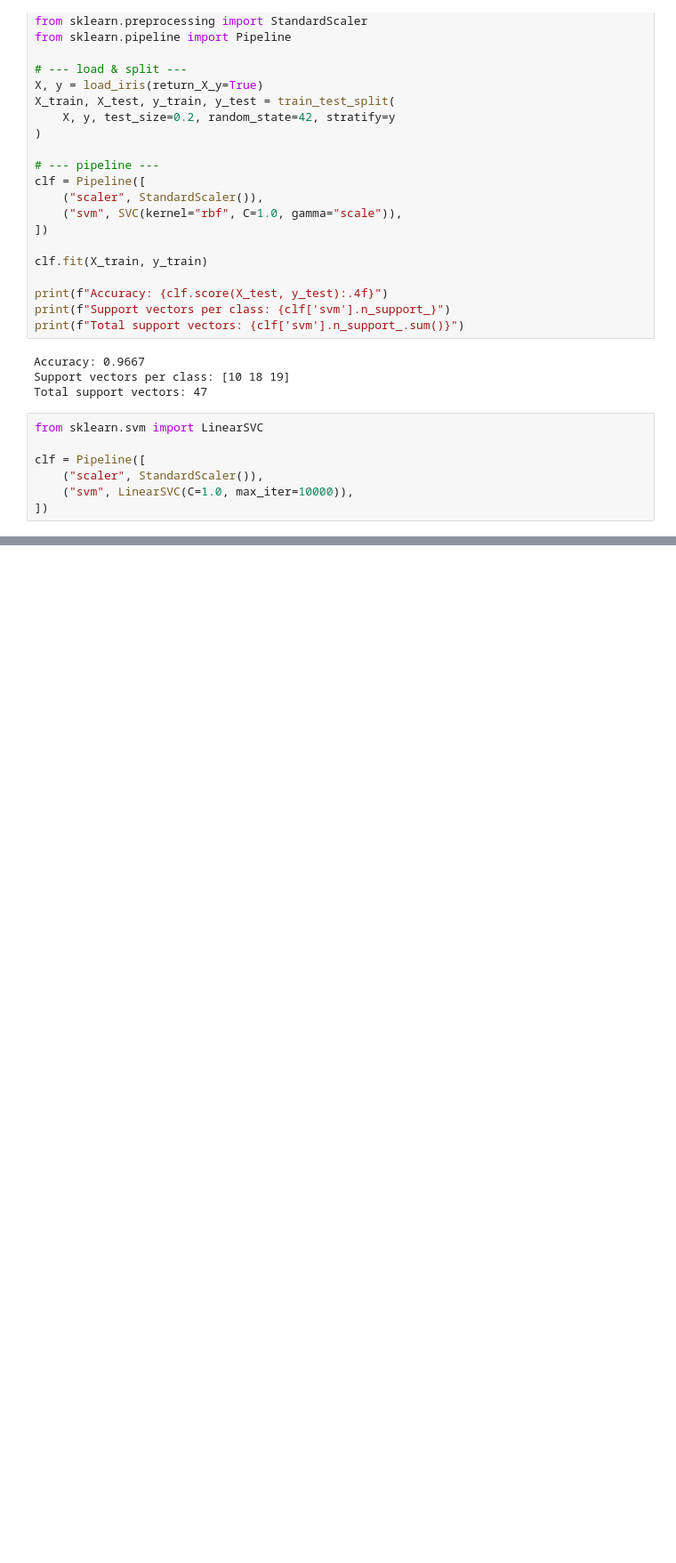
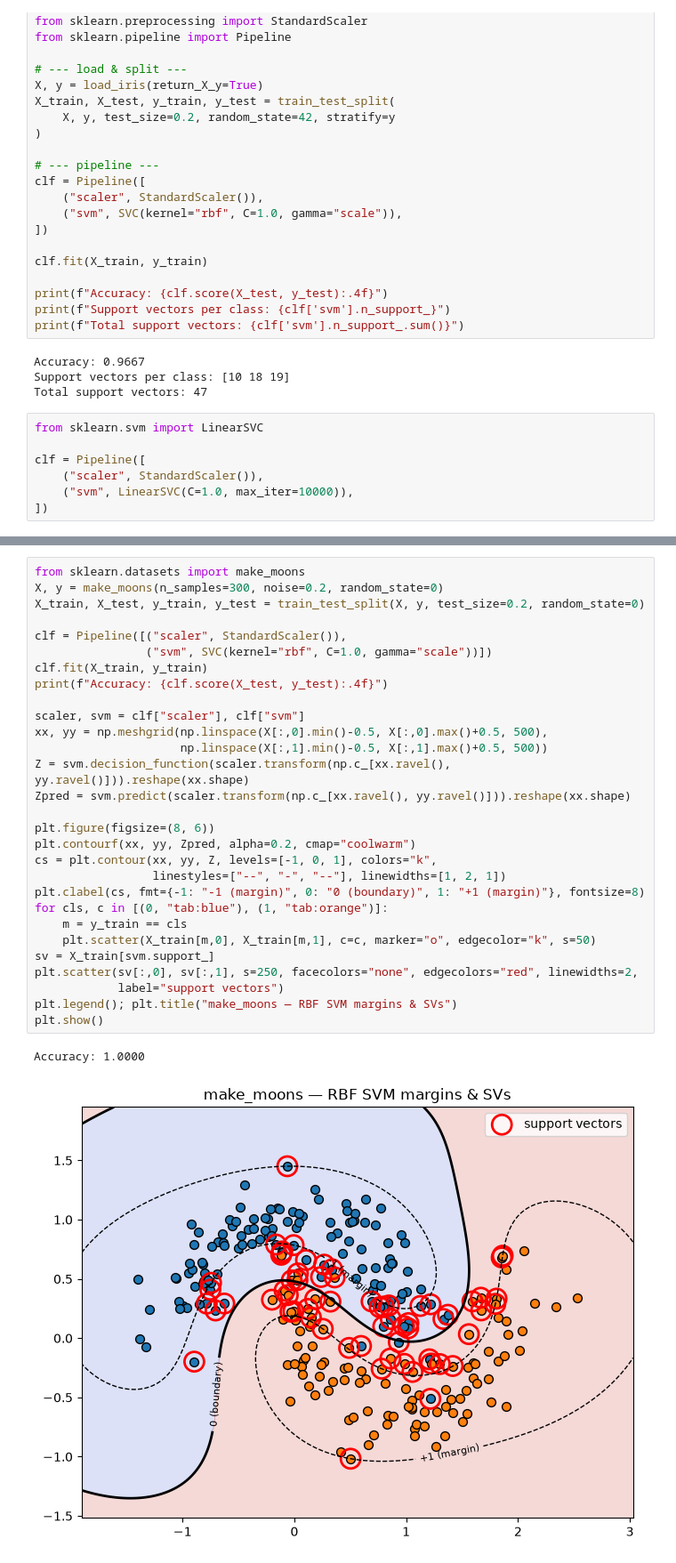
Before and after one commit to Saransh-Basu-01/AI_Engineering, a Jupyter notebook: Machine_learning_Fundamentals/Support_Vector_machines/sklearn.ipynb, the cells around one changed output, grey strips where cells are left out. Shown at 89% size. Cells and saved outputs as stored; diff of their text form; blank space fills up the shorter version.

```diff
--- a/Machine_learning_Fundamentals/Support_Vector_machines/sklearn.ipynb
+++ b/Machine_learning_Fundamentals/Support_Vector_machines/sklearn.ipynb
@@ -35,0 +176,32 @@ clf = Pipeline([
+# %%
+from sklearn.datasets import make_moons
+X, y = make_moons(n_samples=300, noise=0.2, random_state=0)
+X_train, X_test, y_train, y_test = train_test_split(X, y, test_size=0.2, random_state=0)
+
+clf = Pipeline([("scaler", StandardScaler()),
+                ("svm", SVC(kernel="rbf", C=1.0, gamma="scale"))])
+clf.fit(X_train, y_train)
+print(f"Accuracy: {clf.score(X_test, y_test):.4f}")
+
+scaler, svm = clf["scaler"], clf["svm"]
+xx, yy = np.meshgrid(np.linspace(X[:,0].min()-0.5, X[:,0].max()+0.5, 500),
+                     np.linspace(X[:,1].min()-0.5, X[:,1].max()+0.5, 500))
+Z = svm.decision_function(scaler.transform(np.c_[xx.ravel(), yy.ravel()])).reshape(xx.shape)
+Zpred = svm.predict(scaler.transform(np.c_[xx.ravel(), yy.ravel()])).reshape(xx.shape)
+
+plt.figure(figsize=(8, 6))
+plt.contourf(xx, yy, Zpred, alpha=0.2, cmap="coolwarm")
+cs = plt.contour(xx, yy, Z, levels=[-1, 0, 1], colors="k",
+                 linestyles=["--", "-", "--"], linewidths=[1, 2, 1])
+plt.clabel(cs, fmt={-1: "-1 (margin)", 0: "0 (boundary)", 1: "+1 (margin)"}, fontsize=8)
+for cls, c in [(0, "tab:blue"), (1, "tab:orange")]:
+    m = y_train == cls
+    plt.scatter(X_train[m,0], X_train[m,1], c=c, marker="o", edgecolor="k", s=50)
+sv = X_train[svm.support_]
+plt.scatter(sv[:,0], sv[:,1], s=250, facecolors="none", edgecolors="red", linewidths=2,
+            label="support vectors")
+plt.legend(); plt.title("make_moons — RBF SVM margins & SVs")
+plt.show()
+# %% [output]
+Accuracy: 1.0000
+[figure, added]
```
Also changed, not shown: parts of 4 cells of this notebook.
